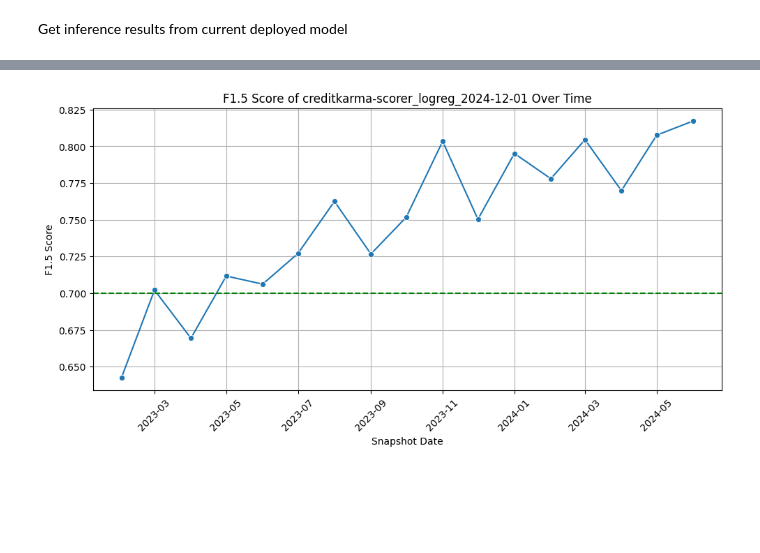
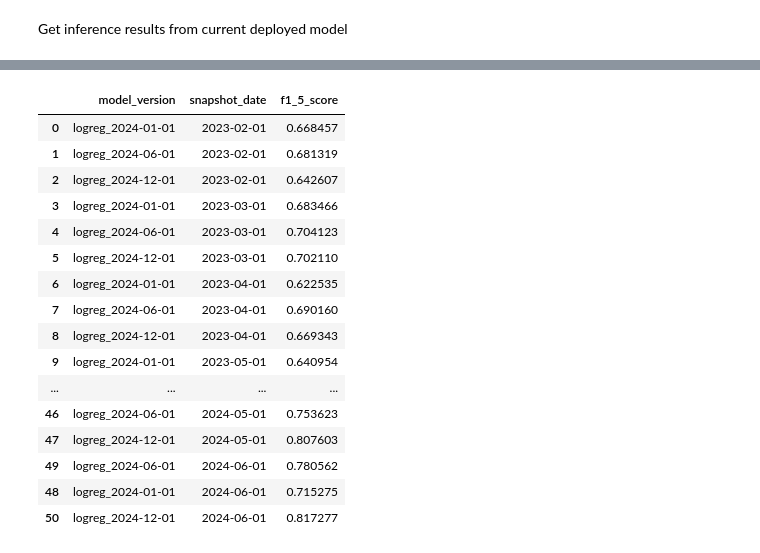
Before and after one commit to Jenpoer/creditkarma, a Jupyter notebook: model_monitoring.ipynb, the cells around one changed output, grey strips where cells are left out. Drawn from its saved outputs; the diff is of its cells as text; code cells hidden in the pictures; blank space fills up the shorter version.

```diff
--- a/model_monitoring.ipynb
+++ b/model_monitoring.ipynb
@@ -351,16 +348,22 @@ versions
 # %%
-df_fb = compute_fb_by_snapshot(df_inference_pd, threshold=best_threshold).sort_values(by="snapshot_date")
+df_fb = compute_fb_by_snapshot(df_inference_pd).sort_values(by="snapshot_date")
 
-plt.figure(figsize=(10, 5))
-sns.lineplot(data=df_fb, x="snapshot_date", y="f1_5_score", marker="o")
-
-plt.title(f"F1.5 Score of {model_version_tag} Over Time")
-plt.xlabel("Snapshot Date")
-plt.ylabel("F1.5 Score")
-plt.axhline(y=0.7, label="Business Req", color="green", linestyle="--")
-plt.grid(True)
-plt.tight_layout()
-plt.xticks(rotation=45)
-plt.show()
+df_fb
 # %% [output]
-[figure, removed]
+|  | model_version | snapshot_date | f1_5_score |
+| 0 | logreg_2024-01-01 | 2023-02-01 | 0.668457 |
+| 1 | logreg_2024-06-01 | 2023-02-01 | 0.681319 |
+| 2 | logreg_2024-12-01 | 2023-02-01 | 0.642607 |
+| 3 | logreg_2024-01-01 | 2023-03-01 | 0.683466 |
+| 4 | logreg_2024-06-01 | 2023-03-01 | 0.704123 |
+| 5 | logreg_2024-12-01 | 2023-03-01 | 0.702110 |
+| 6 | logreg_2024-01-01 | 2023-04-01 | 0.622535 |
+| 7 | logreg_2024-06-01 | 2023-04-01 | 0.690160 |
+| 8 | logreg_2024-12-01 | 2023-04-01 | 0.669343 |
+| 9 | logreg_2024-01-01 | 2023-05-01 | 0.640954 |
+| ... | ... | ... | ... |
+| 46 | logreg_2024-06-01 | 2024-05-01 | 0.753623 |
+| 47 | logreg_2024-12-01 | 2024-05-01 | 0.807603 |
+| 49 | logreg_2024-06-01 | 2024-06-01 | 0.780562 |
+| 48 | logreg_2024-01-01 | 2024-06-01 | 0.715275 |
+| 50 | logreg_2024-12-01 | 2024-06-01 | 0.817277 |
```
Also changed, not shown: parts of 14 cells of this notebook, 3 other files.
